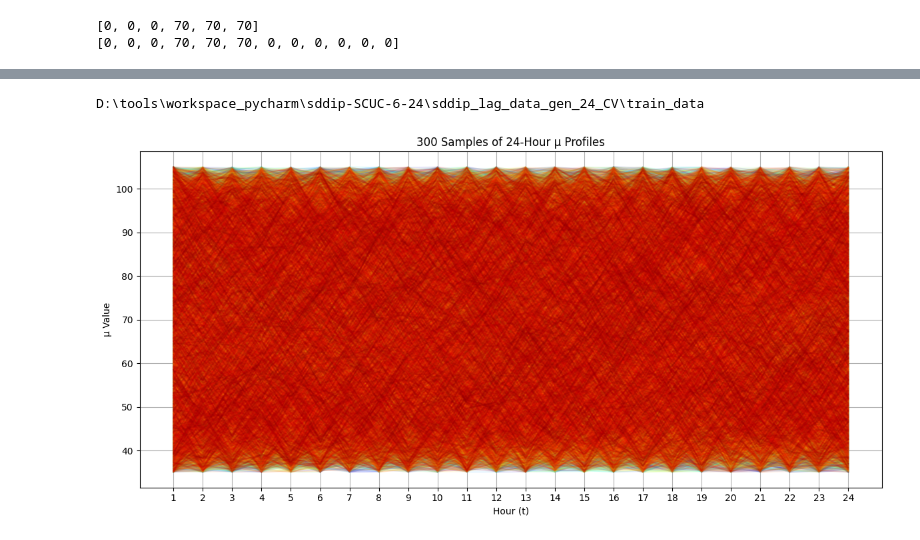
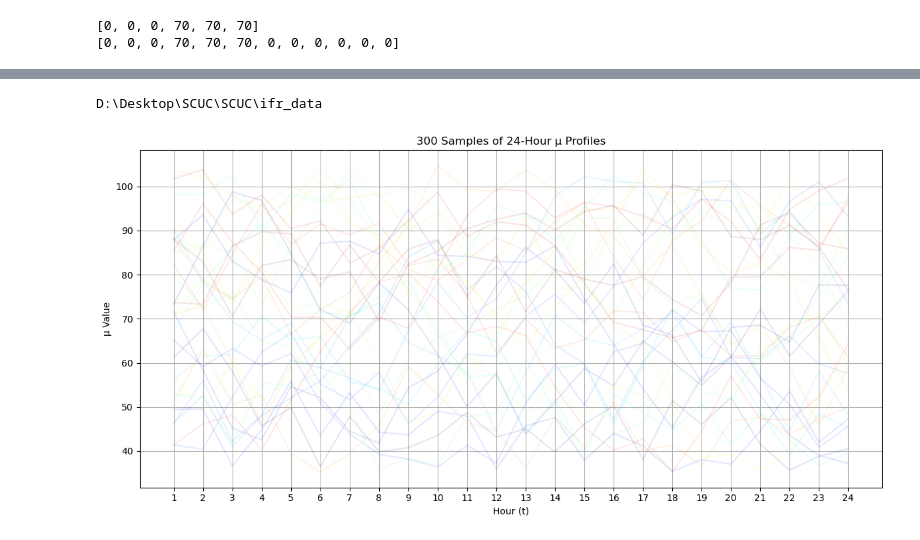
Before and after one commit to uuuyq/SCUC, a Jupyter notebook: data_gen_24_bus6_CV/scenario_generate.ipynb, the cells around one changed output, grey strips where cells are left out. Cells and saved outputs as stored; diff of their text form; code cells hidden in the pictures.

```diff
--- a/data_gen_24_bus6_CV/scenario_generate.ipynb
+++ b/data_gen_24_bus6_CV/scenario_generate.ipynb
@@ -10,7 +10,7 @@ np.random.seed(42)
 # %%
 
 
-bus_df = pandas.read_csv(r"D:\tools\workspace_pycharm\sddip-SCUC-6-24\data\01_test_cases\case6ww\raw\bus_data.txt",sep = '\t')
+bus_df = pandas.read_csv(r"..\data\01_test_cases\case6ww\raw\bus_data.txt",sep = '\t')
 
 pd_list = bus_df["Pd"].tolist()
 print(pd_list)
@@ -189,13 +189,13 @@ def generate_df(
     plt.savefig(os.path.join(storage_path, f"scenario_mu.png"))
     plt.show()
 # %%
-from path_config import train_data_path
+train_data_path = r"D:\Desktop\SCUC\SCUC\ifr_data"
 print(train_data_path)
 np.random.seed(42)
-generate_df(os.path.join(train_data_path, "scenarios"), 5000)
+generate_df(os.path.join(train_data_path, "scenarios"), 10)
 # %% [output]
-D:\tools\workspace_pycharm\sddip-SCUC-6-24\sddip_lag_data_gen_24_CV\train_data
+D:\Desktop\SCUC\SCUC\ifr_data
-[figure, old version]
+[figure, new version]
 # %%
 
 '''
```
Also changed, not shown: parts of 1 cell of this notebook, 2 other files.
